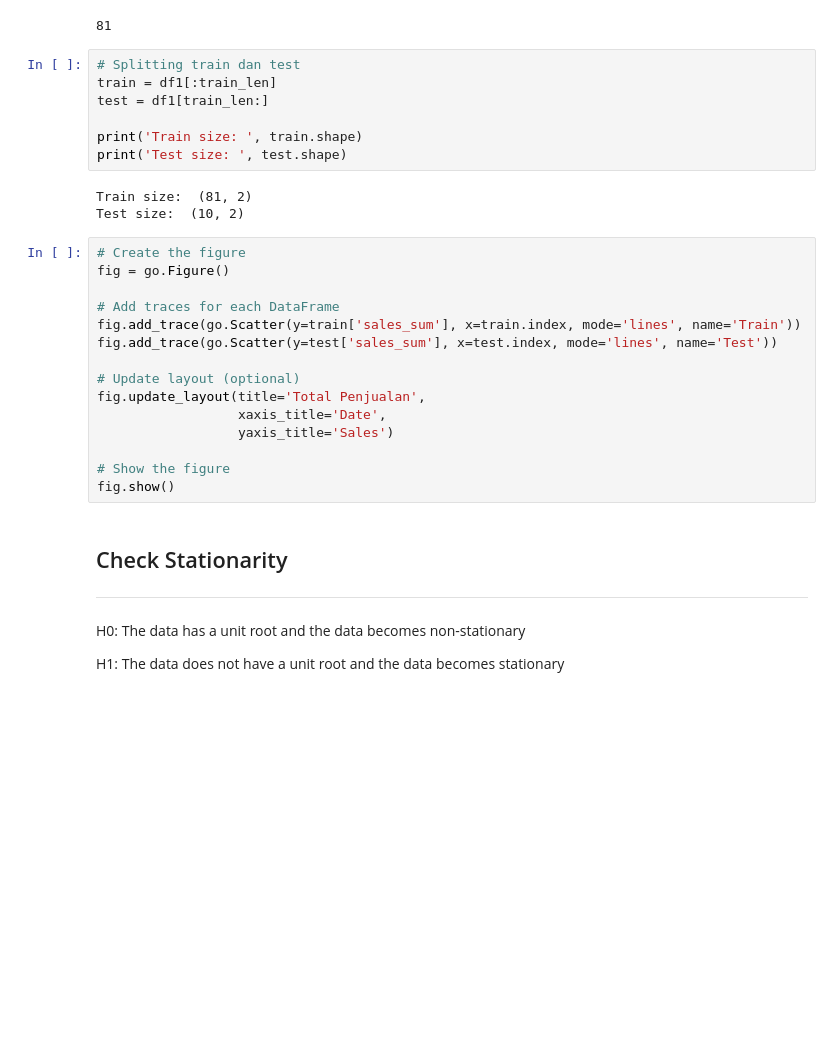
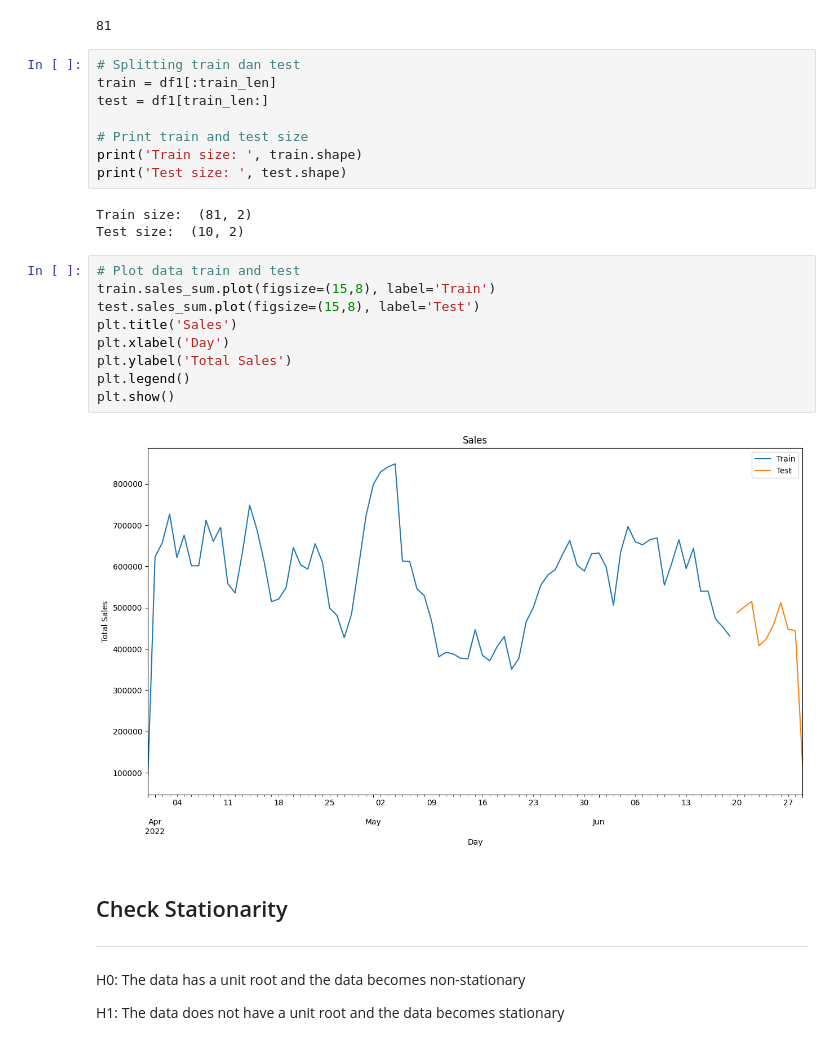
Before and after one commit to FTDS-assignment-bay/p2-final-project-ftds-027-hck-group-002, a Jupyter notebook: timeseries/forecasting_model.ipynb, the cells around one changed output. Drawn from its saved outputs; the diff is of its cells as text; blank space fills up the shorter version.

```diff
--- a/timeseries/forecasting_model.ipynb
+++ b/timeseries/forecasting_model.ipynb
@@ -168,26 +138,23 @@ train_len
 train = df1[:train_len]
 test = df1[train_len:]
 
+# Print train and test size
 print('Train size: ', train.shape)
 print('Test size: ', test.shape)
 # %% [output]
 Train size:  (81, 2)
 Test size:  (10, 2)
-# %%
-# Create the figure
-fig = go.Figure()
-
-# Add traces for each DataFrame
-fig.add_trace(go.Scatter(y=train['sales_sum'], x=train.index, mode='lines', name='Train'))
-fig.add_trace(go.Scatter(y=test['sales_sum'], x=test.index, mode='lines', name='Test'))
-
-# Update layout (optional)
-fig.update_layout(title='Total Penjualan',
-                  xaxis_title='Date',
-                  yaxis_title='Sales')
-
-# Show the figure
-fig.show()
+# %%
+# Plot data train and test
+train.sales_sum.plot(figsize=(15,8), label='Train')
+test.sales_sum.plot(figsize=(15,8), label='Test')
+plt.title('Sales')
+plt.xlabel('Day')
+plt.ylabel('Total Sales')
+plt.legend()
+plt.show()
+# %% [output]
+[figure, added]
 # %% [markdown]
 ## Check Stationarity
 ---
```
Also changed, not shown: parts of 8 cells of this notebook.
